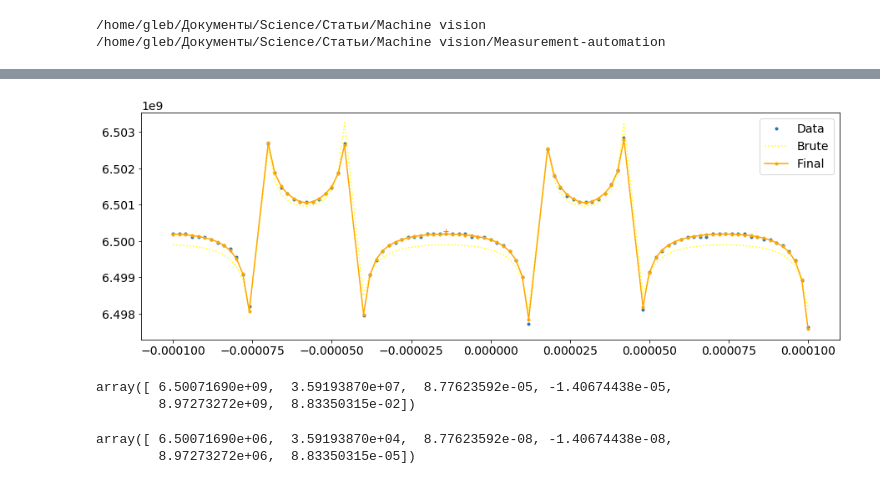
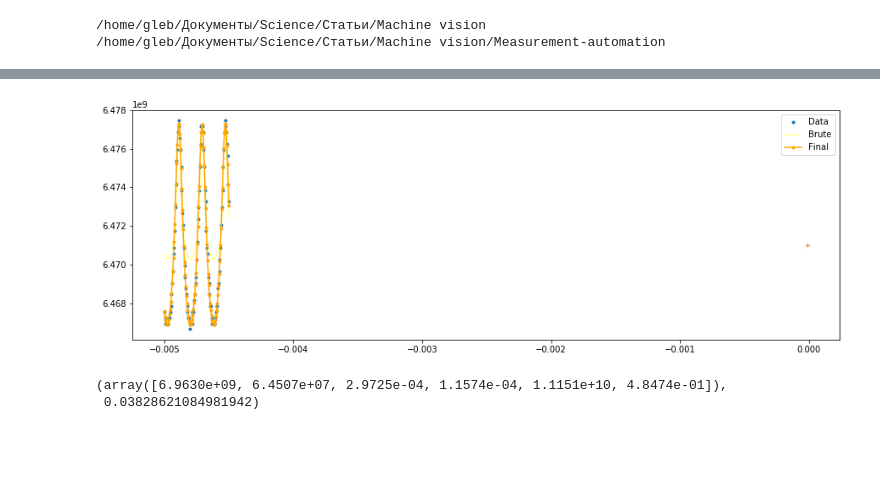
Before and after one commit to vdrhtc/Computer-vision-paper, a Jupyter notebook: Plots 2 .ipynb, the cells around one changed output, grey strips where cells are left out. Saved outputs shown, nothing was run; the diff lists cells and outputs as text; code cells hidden in the pictures; blank space fills up the shorter version.

```diff
--- a/Plots 2 .ipynb
+++ b/Plots 2 .ipynb
@@ -111,6 +96,6 @@ anti2 = MeasurementResult.load("Xmon 2Q", "III-anticrossing")
 # %%
 ao = AnticrossingOracle("transmon", anti1, plot=True, hints=["fqmax_above"])
-ao2 = AnticrossingOracle("transmon", anti2, plot=True, hints=[])
+# ao2 = AnticrossingOracle("transmon", anti2, plot=True, hints=[])
 plt.colorbar()
 # %% [output]
 <matplotlib.colorbar.Colorbar at 0x...>
@@ -123,5 +108,5 @@ datetime.datetime(2018, 9, 11, 20, 59, 51, 696883)
 # %%
-result0 = ao0.launch()
+# result0 = ao0.launch()
 # result1 = ao.launch()
-# result2 = ao2.launch()
+result2 = ao2.launch()
 # %% [output]
@@ -129,13 +114,8 @@ result0 = ao0.launch()
-[figure, old version]
+[figure, new version]
+# %%
+result1
+# %% [output]
+(array([6.9630e+09, 6.4507e+07, 2.9725e-04, 1.1574e-04, 1.1151e+10, 4.8474e-01]),
+ 0.03828621084981942)
 # %%
 from numdifftools import Hessian, Jacobian, MinStepGenerator
-# %%
-result0[0]
-# %% [output]
-array([ 6.50071690e+09,  3.59193870e+07,  8.77623592e-05, -1.40674438e-05,
-        8.97273272e+09,  8.83350315e-02])
-# %%
-1e-3*(result0[0])
-# %% [output]
-array([ 6.50071690e+06,  3.59193870e+04,  8.77623592e-08, -1.40674438e-08,
-        8.97273272e+06,  8.83350315e-05])
```
Also changed, not shown: parts of 70 cells of this notebook, 4 other files.
